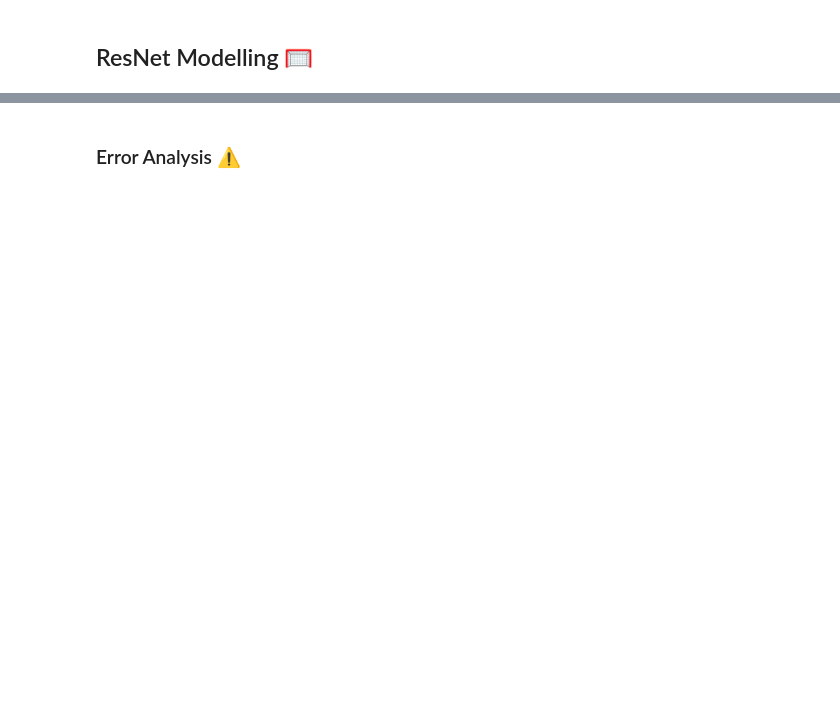
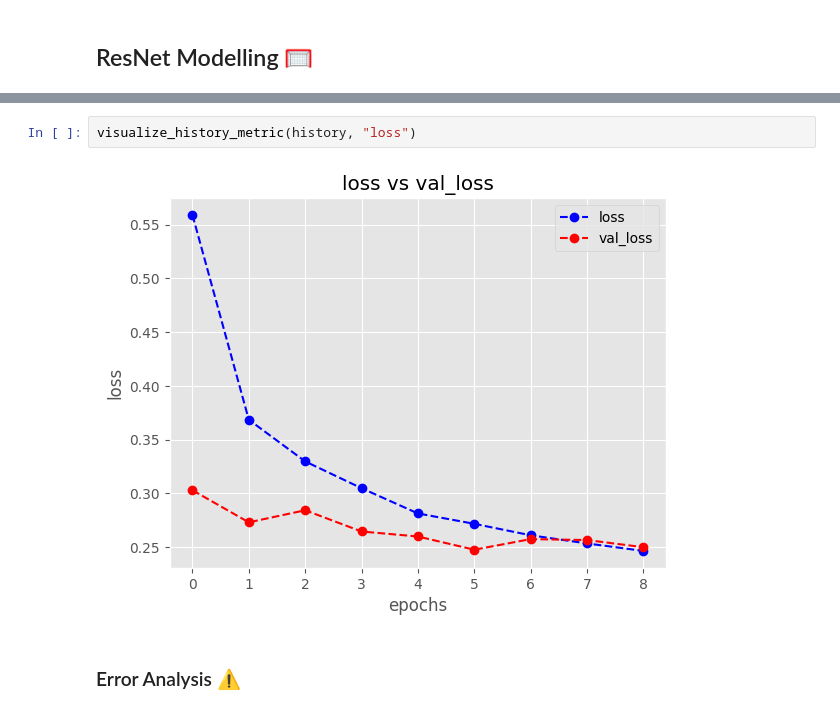
Before and after one commit to SenaThenu/geo-classifier, a Jupyter notebook: geo-classifier.ipynb, the cells around one changed output, grey strips where cells are left out. Cells and saved outputs as stored; diff of their text form; blank space fills up the shorter version.

```diff
--- a/geo-classifier.ipynb
+++ b/geo-classifier.ipynb
@@ -472,3 +496,7 @@ resnet_model.save(MODEL_SAVE_PATH + "resnet_model.keras")
+# %%
+visualize_history_metric(history, "loss")
+# %% [output]
+[figure, added]
 # %% [markdown]
 ### Error Analysis ⚠️
 # %%
```
Also changed, not shown: parts of 22 cells of this notebook.
